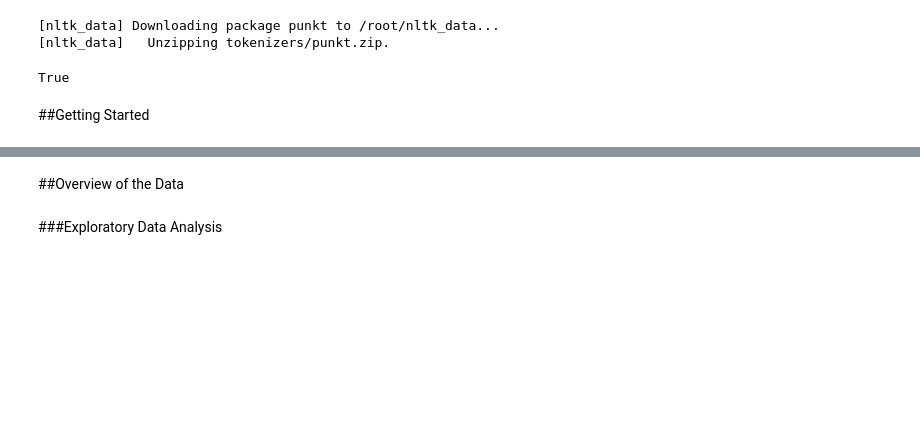
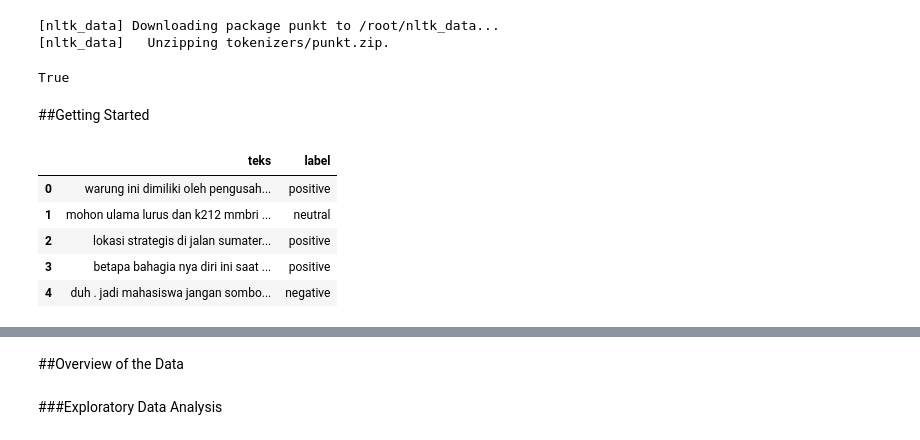
Before and after one commit to daffabilnadzary1/SA-Indonesia-API, a Jupyter notebook: Sentiment_Analysis_Bahasa_Indonesia_Kedata.ipynb, the cells around one changed output, grey strips where cells are left out. Cells and saved outputs as stored; diff of their text form; code cells hidden in the pictures; blank space fills up the shorter version.

```diff
--- a/Sentiment_Analysis_Bahasa_Indonesia_Kedata.ipynb
+++ b/Sentiment_Analysis_Bahasa_Indonesia_Kedata.ipynb
@@ -58,6 +76,13 @@ slang_url = "https://raw.githubusercontent.com/nasalsabila/kamus-alay/master/col
 download = requests.get(slang_url).content
 slang_df = pd.read_csv(io.StringIO(download.decode('utf-8')))
 # %%
-train_df
+train_df.head()
+# %% [output]
+|  | teks | label |
+| 0 | warung ini dimiliki oleh pengusah... | positive |
+| 1 | mohon ulama lurus dan k212 mmbri ... | neutral |
+| 2 | lokasi strategis di jalan sumater... | positive |
+| 3 | betapa bahagia nya diri ini saat ... | positive |
+| 4 | duh . jadi mahasiswa jangan sombo... | negative |
 # %%
 valid_df.head()
```
Also changed, not shown: parts of 20 cells of this notebook.
